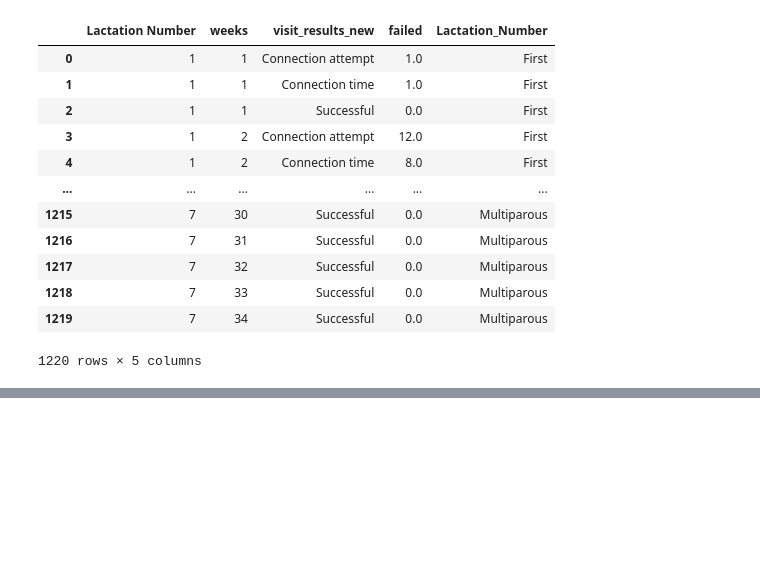
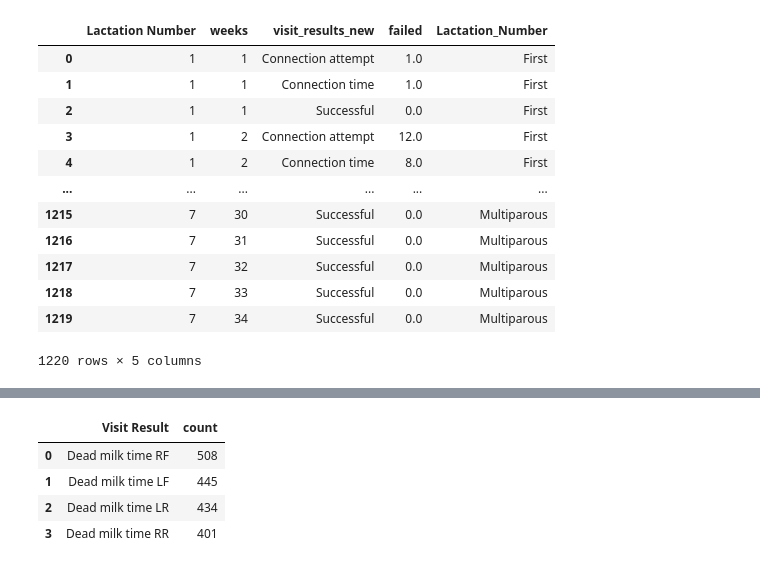
Before and after one commit to rajeshneupane7/failed_milking, a Jupyter notebook: processing.ipynb, the cells around one changed output, grey strips where cells are left out. Saved outputs shown, nothing was run; the diff lists cells and outputs as text; code cells hidden in the pictures; blank space fills up the shorter version.

```diff
--- a/processing.ipynb
+++ b/processing.ipynb
@@ -258,0 +306,8 @@ weekly_frequency
+# %%
+data_dead
+# %% [output]
+|  | Visit Result | count |
+| 0 | Dead milk time RF | 508 |
+| 1 | Dead milk time LF | 445 |
+| 2 | Dead milk time LR | 434 |
+| 3 | Dead milk time RR | 401 |
```
Also changed, not shown: parts of 15 cells of this notebook, 3 other files.
